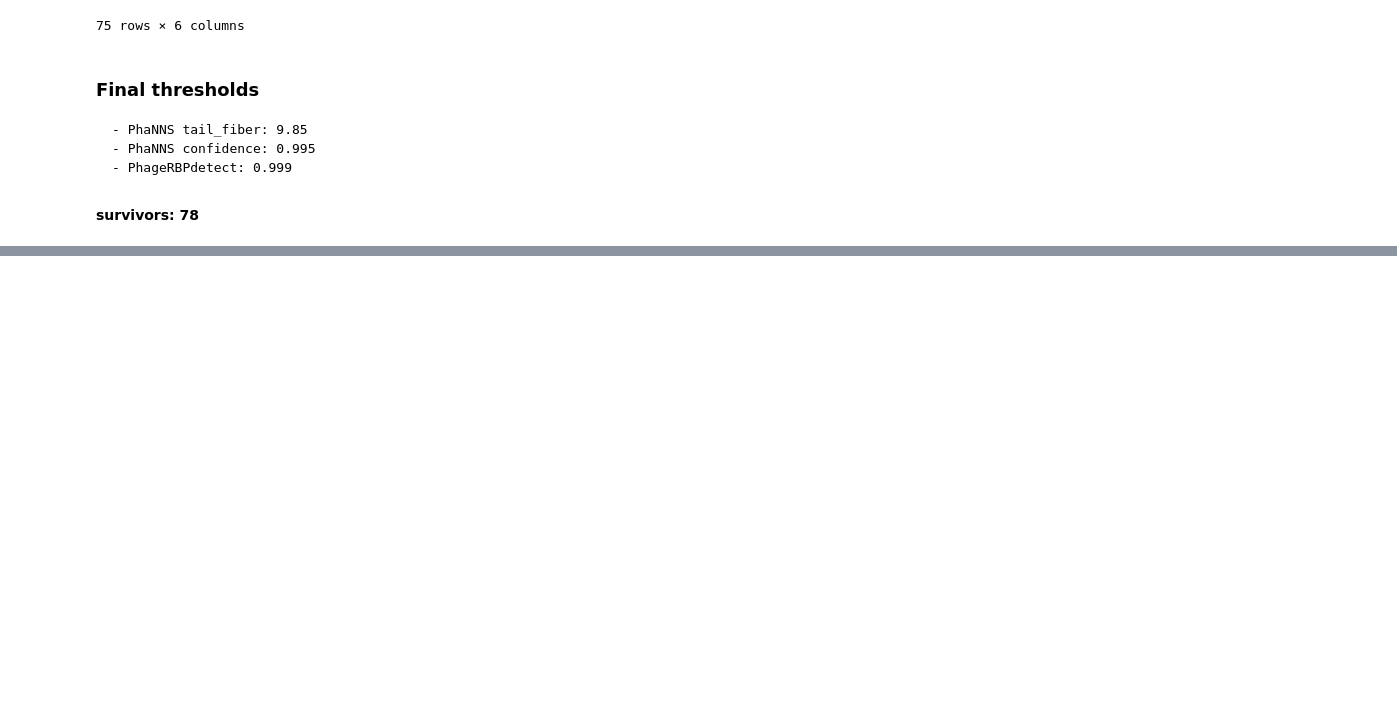
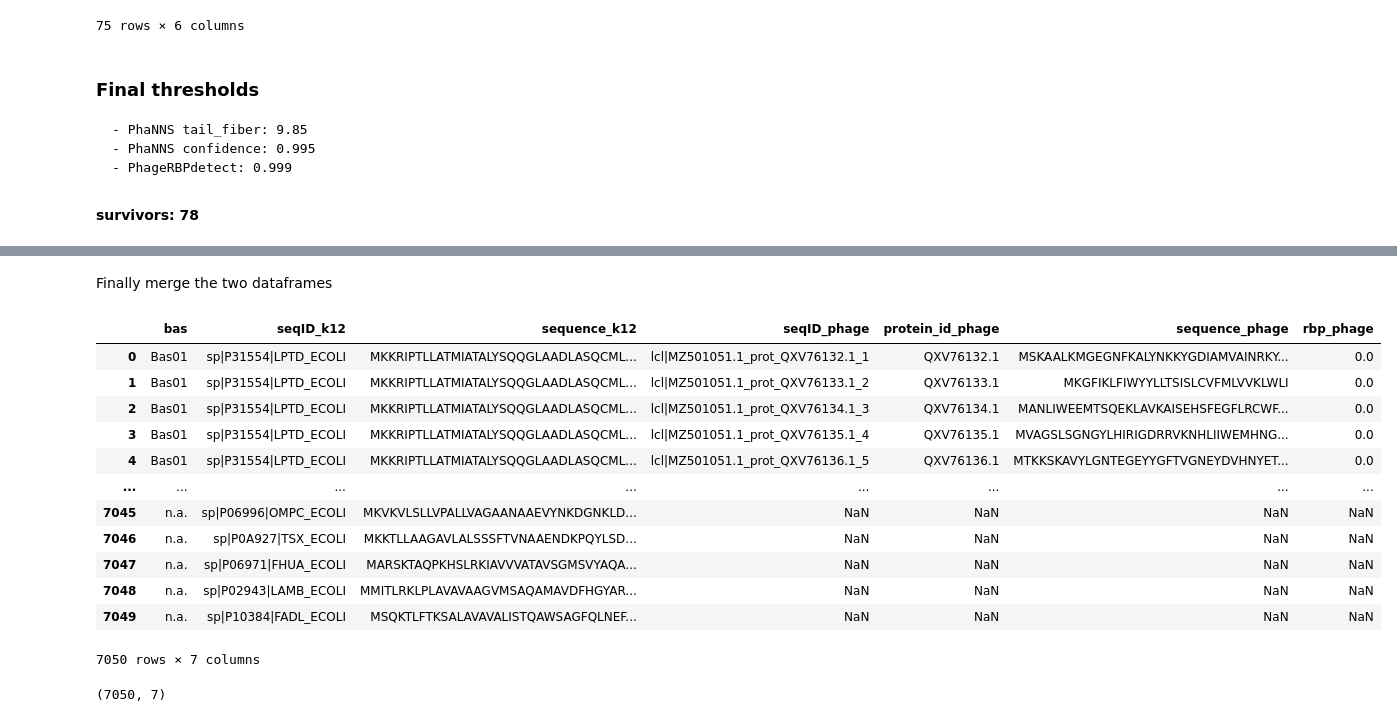
Before and after one commit to Drivahah/Predicting-phage-host-interaction-with-Language-Models, a Jupyter notebook: notebooks/02_transform_data.ipynb, the cells around one changed output, grey strips where cells are left out. Cells and saved outputs as stored; diff of their text form; code cells hidden in the pictures; blank space fills up the shorter version.

```diff
--- a/notebooks/02_transform_data.ipynb
+++ b/notebooks/02_transform_data.ipynb
@@ -471,0 +490,7 @@ Number of survivors: 75
+# %%
+# Add a column 'rbp' to basel_proteome with 0 if not in protein_NN_survivors and 1 if in protein_NN_survivors
+basel_proteome['rbp'] = np.where(basel_proteome['seqID_phage'].isin(protein_NN_survivors['seqID']), 1, 0)
+
+# Display basel_proteome
+display(basel_proteome)
+display(basel_proteome['rbp'].value_counts(dropna=False))
@@ -471,0 +589,20 @@ Number of survivors: 75
+# %% [markdown]
+Finally merge the two dataframes
+# %%
+# Merge the two dataframes on bas as index
+model_initial = receptors_k12.merge(basel_proteome, left_on='bas', right_on='bas', how='left')
+# %% [output]
+|  | bas | seqID_k12 | sequence_k12 | seqID_phage | protein_id_phage | sequence_phage | rbp_phage |
+| 0 | Bas01 | sp|P31554|LPTD_ECOLI | MKKRIPTLLATMIATALYSQQGLAADLASQCML... | lcl|MZ501051.1_prot_QXV76132.1_1 | QXV76132.1 | MSKAALKMGEGNFKALYNKKYGDIAMVAINRKY... | 0.0 |
+| 1 | Bas01 | sp|P31554|LPTD_ECOLI | MKKRIPTLLATMIATALYSQQGLAADLASQCML... | lcl|MZ501051.1_prot_QXV76133.1_2 | QXV76133.1 | MKGFIKLFIWYYLLTSISLCVFMLVVKLWLI | 0.0 |
+| 2 | Bas01 | sp|P31554|LPTD_ECOLI | MKKRIPTLLATMIATALYSQQGLAADLASQCML... | lcl|MZ501051.1_prot_QXV76134.1_3 | QXV76134.1 | MANLIWEEMTSQEKLAVKAISEHSFEGFLRCWF... | 0.0 |
+| 3 | Bas01 | sp|P31554|LPTD_ECOLI | MKKRIPTLLATMIATALYSQQGLAADLASQCML... | lcl|MZ501051.1_prot_QXV76135.1_4 | QXV76135.1 | MVAGSLSGNGYLHIRIGDRRVKNHLIIWEMHNG... | 0.0 |
+| 4 | Bas01 | sp|P31554|LPTD_ECOLI | MKKRIPTLLATMIATALYSQQGLAADLASQCML... | lcl|MZ501051.1_prot_QXV76136.1_5 | QXV76136.1 | MTKKSKAVYLGNTEGEYYGFTVGNEYDVHNYET... | 0.0 |
+| ... | ... | ... | ... | ... | ... | ... | ... |
+| 7045 | n.a. | sp|P06996|OMPC_ECOLI | MKVKVLSLLVPALLVAGAANAAEVYNKDGNKLD... | NaN | NaN | NaN | NaN |
+| 7046 | n.a. | sp|P0A927|TSX_ECOLI | MKKTLLAAGAVLALSSSFTVNAAENDKPQYLSD... | NaN | NaN | NaN | NaN |
+| 7047 | n.a. | sp|P06971|FHUA_ECOLI | MARSKTAQPKHSLRKIAVVVATAVSGMSVYAQA... | NaN | NaN | NaN | NaN |
+| 7048 | n.a. | sp|P02943|LAMB_ECOLI | MMITLRKLPLAVAVAAGVMSAQAMAVDFHGYAR... | NaN | NaN | NaN | NaN |
+| 7049 | n.a. | sp|P10384|FADL_ECOLI | MSQKTLFTKSALAVAVALISTQAWSAGFQLNEF... | NaN | NaN | NaN | NaN |
+7050 rows × 7 columns
+(7050, 7)
```
Also changed, not shown: parts of 19 cells of this notebook.
